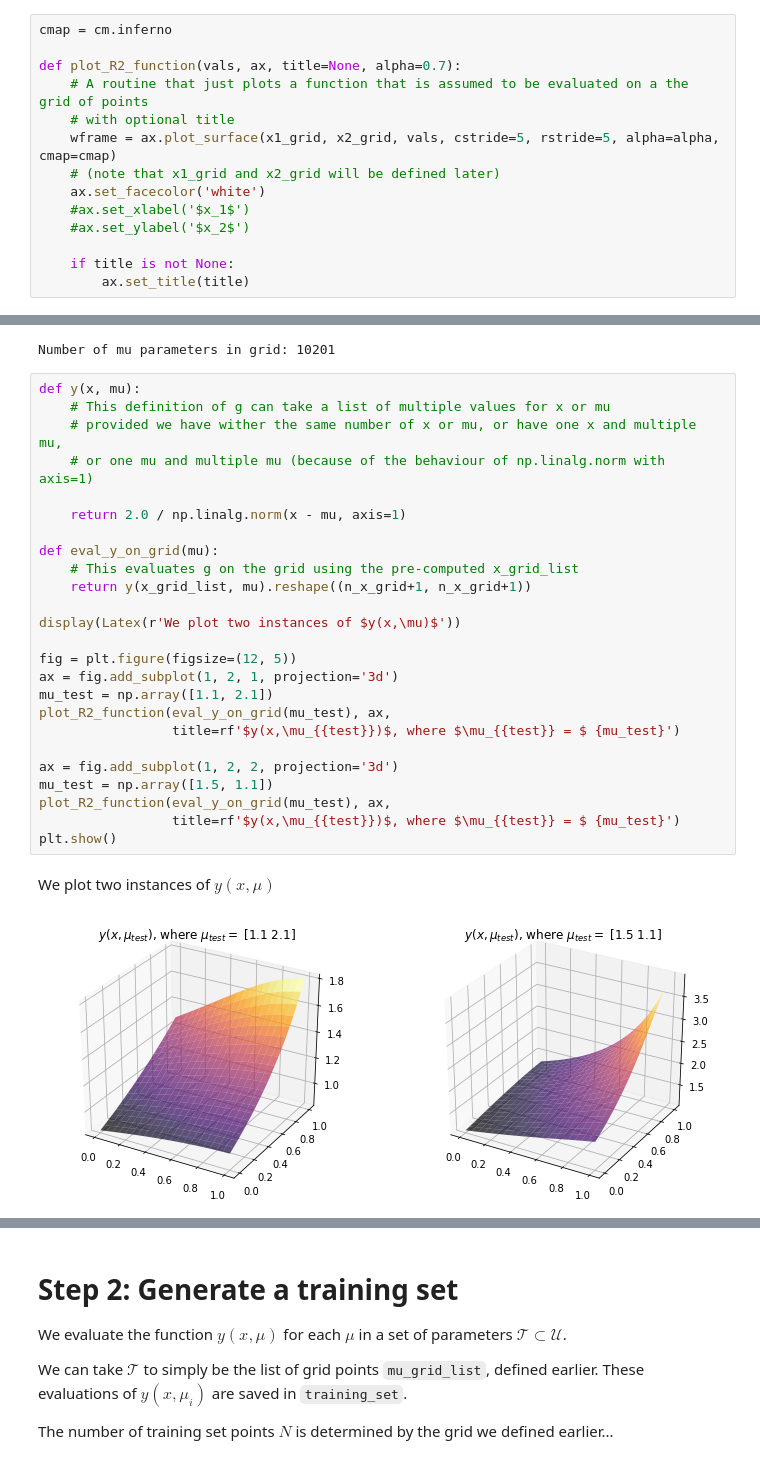
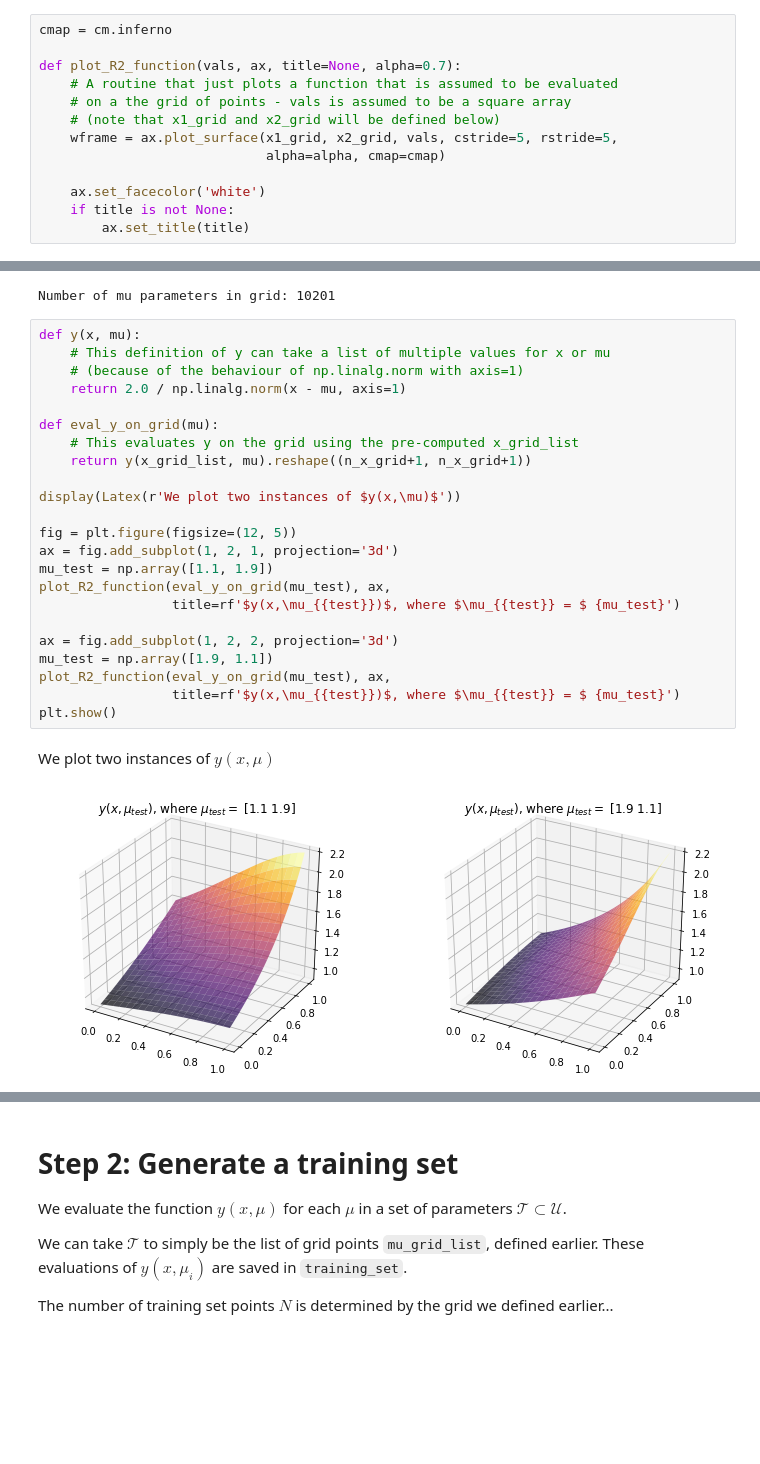
Before and after one commit to james-nichols/presentations_and_workshops, a Jupyter notebook: 2019_06_sparsity4psl/intro_to_EIM.ipynb, the cells around one changed output, grey strips where cells are left out. Saved outputs shown, nothing was run; the diff lists cells and outputs as text; blank space fills up the shorter version.

```diff
--- a/2019_06_sparsity4psl/intro_to_EIM.ipynb
+++ b/2019_06_sparsity4psl/intro_to_EIM.ipynb
@@ -36,14 +33,13 @@ Let us define a little helper function for plotting our functions on grids
 cmap = cm.inferno
 
 def plot_R2_function(vals, ax, title=None, alpha=0.7):
-    # A routine that just plots a function that is assumed to be evaluated on a the grid of points
-    # with optional title
-    wframe = ax.plot_surface(x1_grid, x2_grid, vals, cstride=5, rstride=5, alpha=alpha, cmap=cmap)
-    # (note that x1_grid and x2_grid will be defined later)
+    # A routine that just plots a function that is assumed to be evaluated
+    # on a the grid of points - vals is assumed to be a square array
+    # (note that x1_grid and x2_grid will be defined below)
+    wframe = ax.plot_surface(x1_grid, x2_grid, vals, cstride=5, rstride=5,
+                             alpha=alpha, cmap=cmap)
+
     ax.set_facecolor('white')
-    #ax.set_xlabel('$x_1$')
-    #ax.set_ylabel('$x_2$')
-
     if title is not None:
         ax.set_title(title)
 # %% [markdown]
@@ -84,29 +80,27 @@ print('Number of mu parameters in grid:', mu_grid_list.shape[0])
 Number of mu parameters in grid: 10201
 # %%
 def y(x, mu):
-    # This definition of g can take a list of multiple values for x or mu
-    # provided we have wither the same number of x or mu, or have one x and multiple mu,
-    # or one mu and multiple mu (because of the behaviour of np.linalg.norm with axis=1)
-
+    # This definition of y can take a list of multiple values for x or mu
+    # (because of the behaviour of np.linalg.norm with axis=1)
     return 2.0 / np.linalg.norm(x - mu, axis=1)
 
 def eval_y_on_grid(mu):
-    # This evaluates g on the grid using the pre-computed x_grid_list
+    # This evaluates y on the grid using the pre-computed x_grid_list
     return y(x_grid_list, mu).reshape((n_x_grid+1, n_x_grid+1))
 
 display(Latex(r'We plot two instances of $y(x,\mu)$'))
 
 fig = plt.figure(figsize=(12, 5))
 ax = fig.add_subplot(1, 2, 1, projection='3d')
-mu_test = np.array([1.1, 2.1])
+mu_test = np.array([1.1, 1.9])
 plot_R2_function(eval_y_on_grid(mu_test), ax,
                  title=rf'$y(x,\mu_{{test}})$, where $\mu_{{test}} = $ {mu_test}')
 
 ax = fig.add_subplot(1, 2, 2, projection='3d')
-mu_test = np.array([1.5, 1.1])
+mu_test = np.array([1.9, 1.1])
 plot_R2_function(eval_y_on_grid(mu_test), ax,
                  title=rf'$y(x,\mu_{{test}})$, where $\mu_{{test}} = $ {mu_test}')
 plt.show()
 # %% [output]
 We plot two instances of $y(x,\mu)$
-[figure, old version]
+[figure, new version]
```
Also changed, not shown: parts of 9 cells of this notebook.
